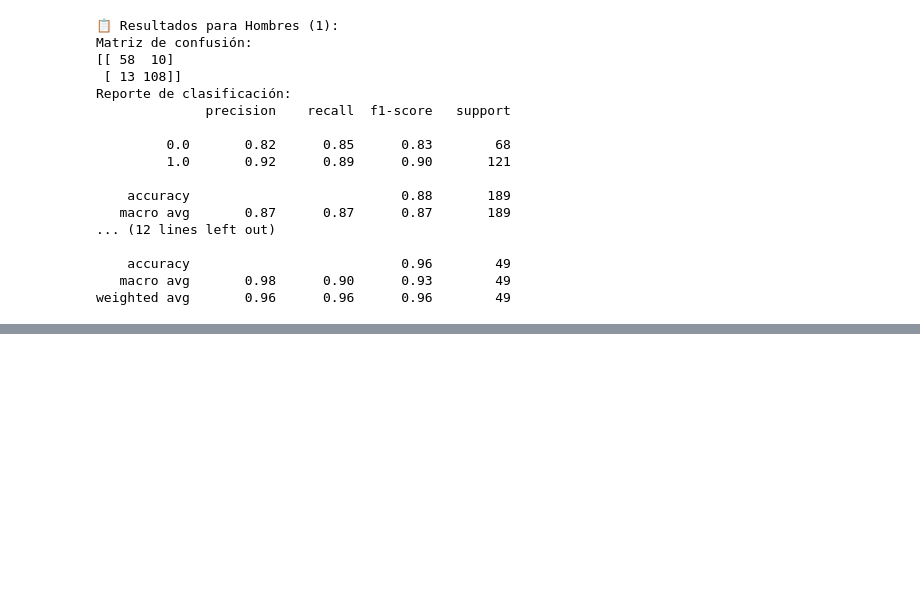
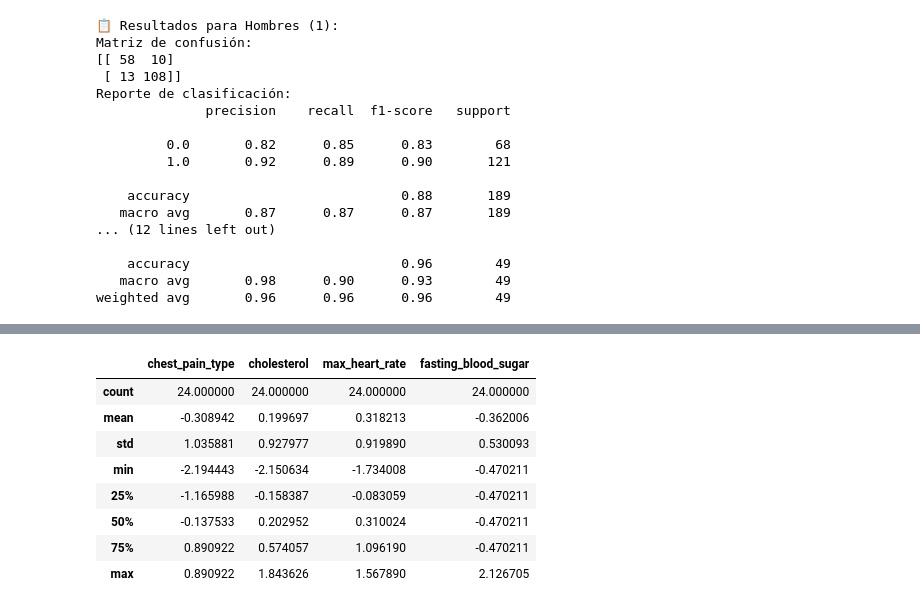
Before and after one commit to GrupoProyecto2IABD/ProyectoReconocimientoEnfermedad, a Jupyter notebook: scripts/modeling/modeling_rafa + mc_sex.ipynb, the cells around one changed output, grey strips where cells are left out. Saved outputs shown, nothing was run; the diff lists cells and outputs as text; code cells hidden in the pictures; blank space fills up the shorter version.

```diff
--- a/scripts/modeling/modeling_rafa + mc_sex.ipynb
+++ b/scripts/modeling/modeling_rafa + mc_sex.ipynb
@@ -449,0 +637,12 @@ Name: proportion, dtype: float64
+# %%
+false_negatives[["chest_pain_type", "cholesterol", "max_heart_rate", "fasting_blood_sugar"]].describe()
+# %% [output]
+|  | chest_pain_type | cholesterol | max_heart_rate | fasting_blood_sugar |
+| count | 24.000000 | 24.000000 | 24.000000 | 24.000000 |
+| mean | -0.308942 | 0.199697 | 0.318213 | -0.362006 |
+| std | 1.035881 | 0.927977 | 0.919890 | 0.530093 |
+| min | -2.194443 | -2.150634 | -1.734008 | -0.470211 |
+| 25% | -1.165988 | -0.158387 | -0.083059 | -0.470211 |
+| 50% | -0.137533 | 0.202952 | 0.310024 | -0.470211 |
+| 75% | 0.890922 | 0.574057 | 1.096190 | -0.470211 |
+| max | 0.890922 | 1.843626 | 1.567890 | 2.126705 |
```
Also changed, not shown: parts of 26 cells of this notebook, 8 other files.
